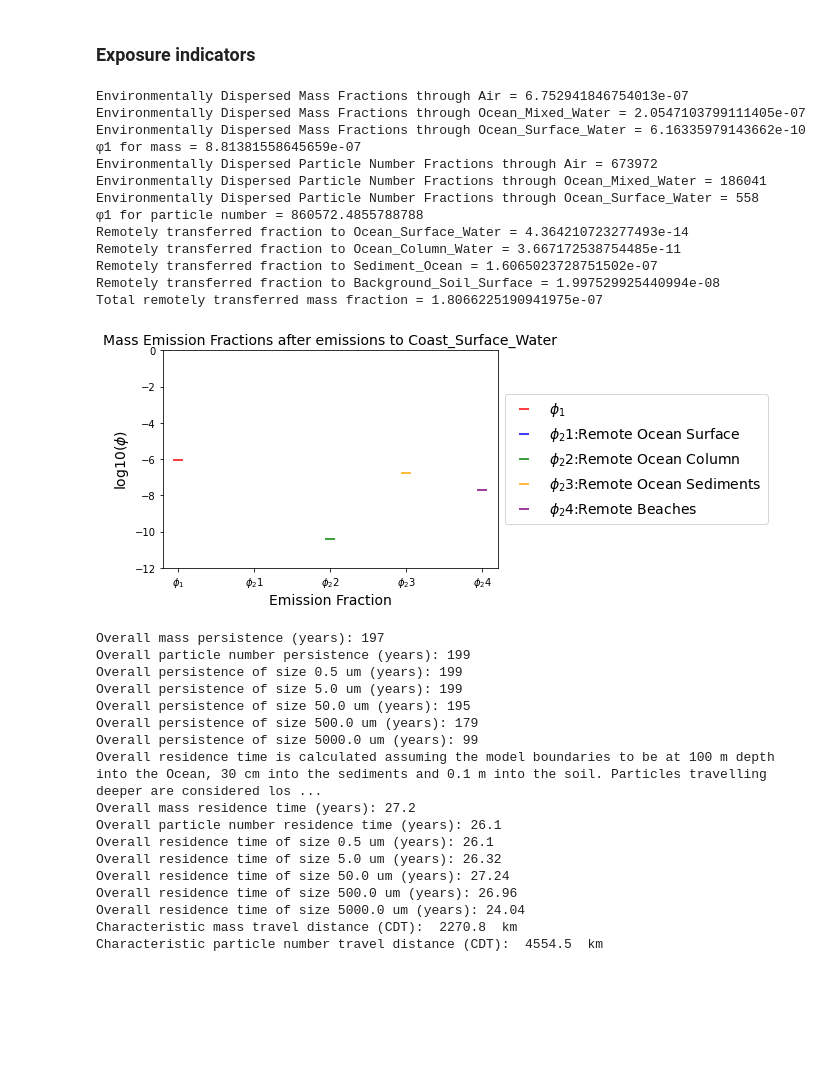
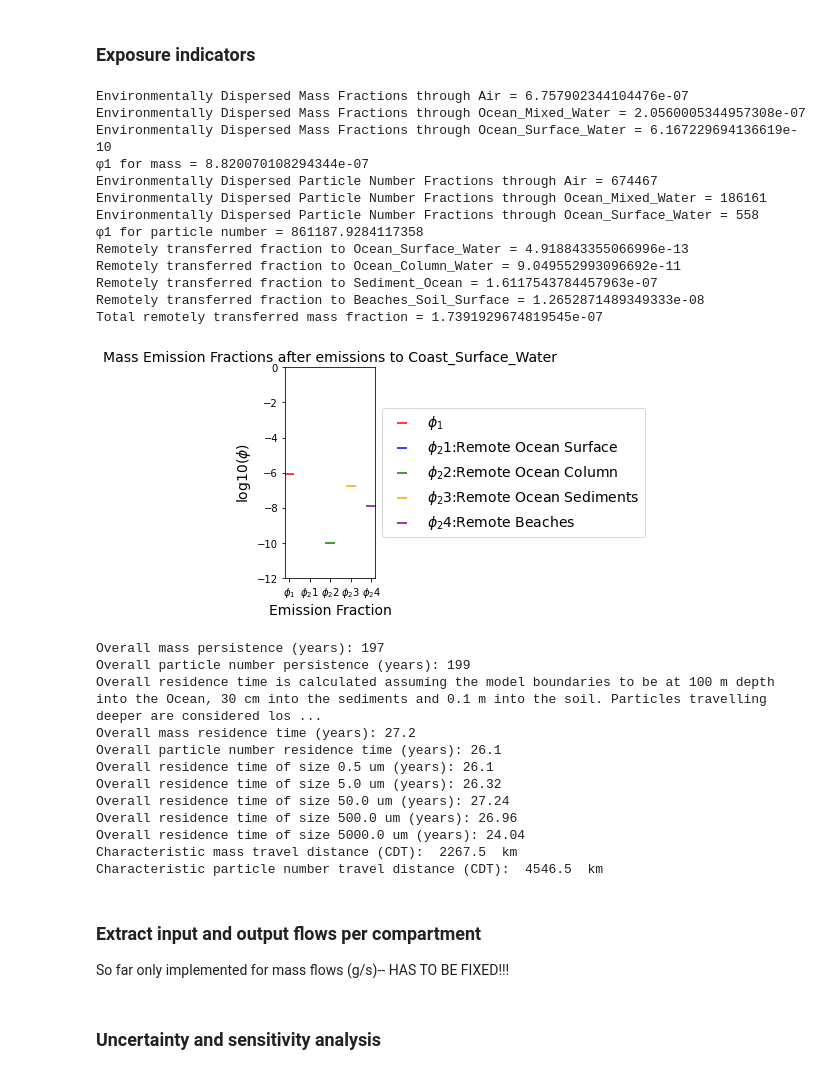
Before and after one commit to microplastics-cluster/UTOPIA_model, a Jupyter notebook: UTOPIA_test_notebook.ipynb, the cells around one changed output. Cells and saved outputs as stored; diff of their text form; code cells hidden in the pictures; blank space fills up the shorter version.

```diff
--- a/UTOPIA_test_notebook.ipynb
+++ b/UTOPIA_test_notebook.ipynb
@@ -269,12 +276,12 @@ q_mass_g_s_dict = {
     "Sediment_Freshwater": 0,
     "Sediment_Ocean": 0,
     "Sediment_Coast": 0,
-    "Urban_Soil_Surface": 0,
-    "Urban_Soil": 0,
+    "Beaches_Soil_Surface": 0,
+    "Beaches_Deep_Soil": 0,
     "Background_Soil_Surface": 0,
     "Background_Soil": 0,
-    "Agricultural_Soil_Surface": 0,
-    "Agricultural_Soil": 0,
+    "Impacted_Soil_Surface": 0,
+    "Impacted_Soil": 0,
     "Air": 0,
 }
 
@@ -560,6 +687,7 @@ plot_fractionDistribution_heatmap(Results_extended, fraction="number_fraction")
 # %% [markdown]
 ### Exposure indicators
 # %%
+
 # For estimating exposure indicators we need to make emissions to targeted compartments.
 
 # Run model with emissions to specific compartments to estimate the emission fractions
@@ -590,26 +718,7 @@ for dispersing_comp in dispersing_comp_list:
     )
 
 
-# # Run model with emissions to specific compartments of the targeted size bin to estimate the particle number dispersion fractions
-# model_results_size_bin = {}
-# for size in size_dict:
-#     model_results_size_bin[size] = {}
-#     for dispersing_comp in dispersing_comp_list:
-#         model_results_size_bin[size][dispersing_comp] = run_model_comp(
-#             dispersing_comp,
-#             input_flow_g_s,
-#             interactions_df,
-#             MP_form,
-#             size_bin=size,
-#             particle_forms_coding=particle_forms_coding,
-#             particle_compartmentCoding=particle_compartmentCoding,
-#             system_particle_object_list=system_particle_object_list,
-#             comp_dict_inverse=comp_dict_inverse,
-#             dict_comp=dict_comp,
-#             size_dict=size_dict,
-#             MP_form_dict_reverse=MP_form_dict_reverse,
-#             surfComp_list=surfComp_list,
-#         )
+
 
 
 #### EXPOSURE INDICATORS ####
@@ -634,6 +743,7 @@ plot_emission_fractions(emission_fractions_mass_data, emiss_comp)
 
 
 # Overall persistance (Pov) and Overall residence time (Tov) in years:
+print_output="True"
 
 (
     Pov_mass_years,
@@ -649,6 +759,7 @@ plot_emission_fractions(emission_fractions_mass_data, emiss_comp)
     size_dict,
     dict_comp,
     system_particle_object_list,
+    print_output
 )
 
 # Caracteristic travel distance (CDT) (m):
@@ -679,12 +790,12 @@ for CDT_comp in [
         "Sediment_Freshwater": 0,
         "Sediment_Ocean": 0,
         "Sediment_Coast": 0,
-        "Urban_Soil_Surface": 0,
-        "Urban_Soil": 0,
+        "Beaches_Soil_Surface": 0,
+        "Beaches_Deep_Soil": 0,
         "Background_Soil_Surface": 0,
         "Background_Soil": 0,
-        "Agricultural_Soil_Surface": 0,
-        "Agricultural_Soil": 0,
+        "Impacted_Soil_Surface": 0,
+        "Impacted_Soil": 0,
         "Air": 0,
     }
     q_mass_g_s_dict_CTD[CDT_comp] = input_flow_g_s
@@ -719,53 +830,48 @@ for CDT_comp in [
     CTD_number_list.append(CTD_km[1])
 
 CTD_df = pd.DataFrame(
     index=[
         "Ocean_Surface_Water",
         "Ocean_Mixed_Water",
         "Coast_Surface_Water",
         "Coast_Column_Water",
         "Surface_Freshwater",
         "Bulk_Freshwater",
         "Air",
     ]
 )
 
 CTD_df["CTD_mass_km"] = CTD_mass_list
 CTD_df["CTD_particle_number_km"] = CTD_number_list
 
 print(
     "Characteristic mass travel distance (CDT): ",
     round(CTD_df["CTD_mass_km"].max(), 1),
     " km",
 )
 
 print(
     "Characteristic particle number travel distance (CDT): ",
     round(CTD_df["CTD_particle_number_km"].max(), 1),
     " km",
 )
 # %% [output]
-Environmentally Dispersed Mass Fractions through Air = 6.752941846754013e-07
-Environmentally Dispersed Mass Fractions through Ocean_Mixed_Water = 2.0547103799111405e-07
-Environmentally Dispersed Mass Fractions through Ocean_Surface_Water = 6.16335979143662e-10
-φ1 for mass = 8.81381558645659e-07
-Environmentally Dispersed Particle Number Fractions through Air = 673972
-Environmentally Dispersed Particle Number Fractions through Ocean_Mixed_Water = 186041
+Environmentally Dispersed Mass Fractions through Air = 6.757902344104476e-07
+Environmentally Dispersed Mass Fractions through Ocean_Mixed_Water = 2.0560005344957308e-07
+Environmentally Dispersed Mass Fractions through Ocean_Surface_Water = 6.167229694136619e-10
+φ1 for mass = 8.820070108294344e-07
+Environmentally Dispersed Particle Number Fractions through Air = 674467
+Environmentally Dispersed Particle Number Fractions through Ocean_Mixed_Water = 186161
 Environmentally Dispersed Particle Number Fractions through Ocean_Surface_Water = 558
-φ1 for particle number = 860572.4855788788
-Remotely transferred fraction to Ocean_Surface_Water = 4.364210723277493e-14
-Remotely transferred fraction to Ocean_Column_Water = 3.667172538754485e-11
-Remotely transferred fraction to Sediment_Ocean = 1.6065023728751502e-07
-Remotely transferred fraction to Background_Soil_Surface = 1.997529925440994e-08
-Total remotely transferred mass fraction = 1.8066225190941975e-07
+φ1 for particle number = 861187.9284117358
+Remotely transferred fraction to Ocean_Surface_Water = 4.918843355066996e-13
+Remotely transferred fraction to Ocean_Column_Water = 9.049552993096692e-11
+Remotely transferred fraction to Sediment_Ocean = 1.6117543784457963e-07
+Remotely transferred fraction to Beaches_Soil_Surface = 1.2652871489349333e-08
+Total remotely transferred mass fraction = 1.7391929674819545e-07
-[figure, old version]
+[figure, new version]
 Overall mass persistence (years): 197
 Overall particle number persistence (years): 199
-Overall persistence of size 0.5 um (years): 199
-Overall persistence of size 5.0 um (years): 199
-Overall persistence of size 50.0 um (years): 195
-Overall persistence of size 500.0 um (years): 179
-Overall persistence of size 5000.0 um (years): 99
 Overall residence time is calculated assuming the model boundaries to be at 100 m depth into the Ocean, 30 cm into the sediments and 0.1 m into the soil. Particles travelling deeper are considered los ...
 Overall mass residence time (years): 27.2
 Overall particle number residence time (years): 26.1
@@ -774,5 +880,8 @@ Overall residence time of size 5.0 um (years): 26.32
 Overall residence time of size 50.0 um (years): 27.24
 Overall residence time of size 500.0 um (years): 26.96
 Overall residence time of size 5000.0 um (years): 24.04
-Characteristic mass travel distance (CDT):  2270.8  km
-Characteristic particle number travel distance (CDT):  4554.5  km
+Characteristic mass travel distance (CDT):  2267.5  km
+Characteristic particle number travel distance (CDT):  4546.5  km
+# %% [markdown]
+### Extract input and output flows per compartment
+ So far only implemented for mass flows (g/s)-- HAS TO BE FIXED!!!
@@ -778,0 +894,2 @@ Characteristic particle number travel distance (CDT):  4554.5  km
+# %% [markdown]
+### Uncertainty and sensitivity analysis
```
Also changed, not shown: parts of 43 cells of this notebook, 33 other files.
